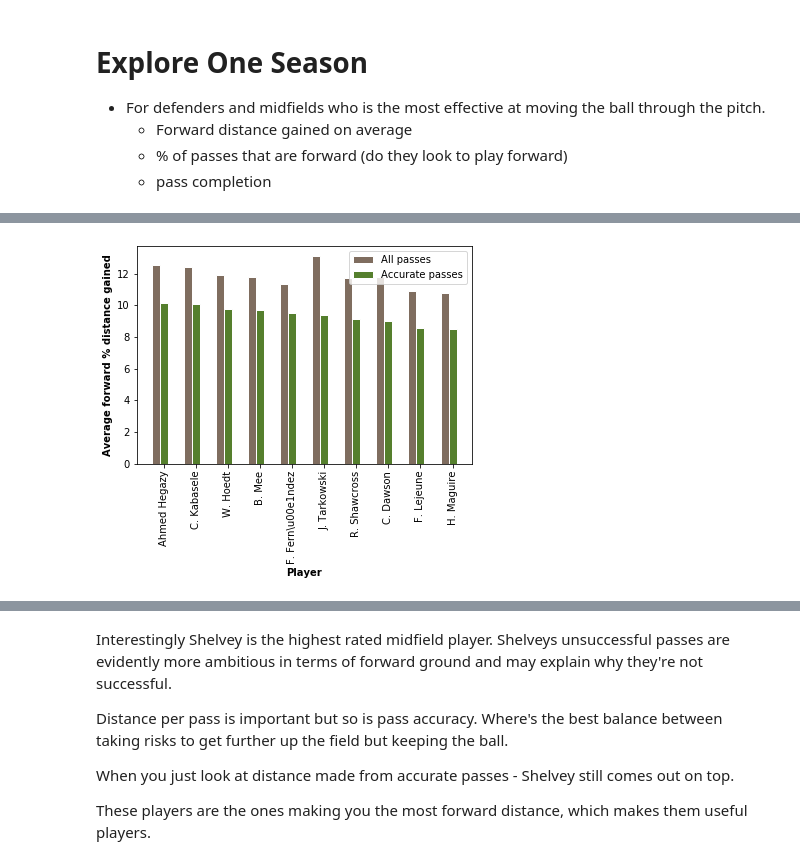
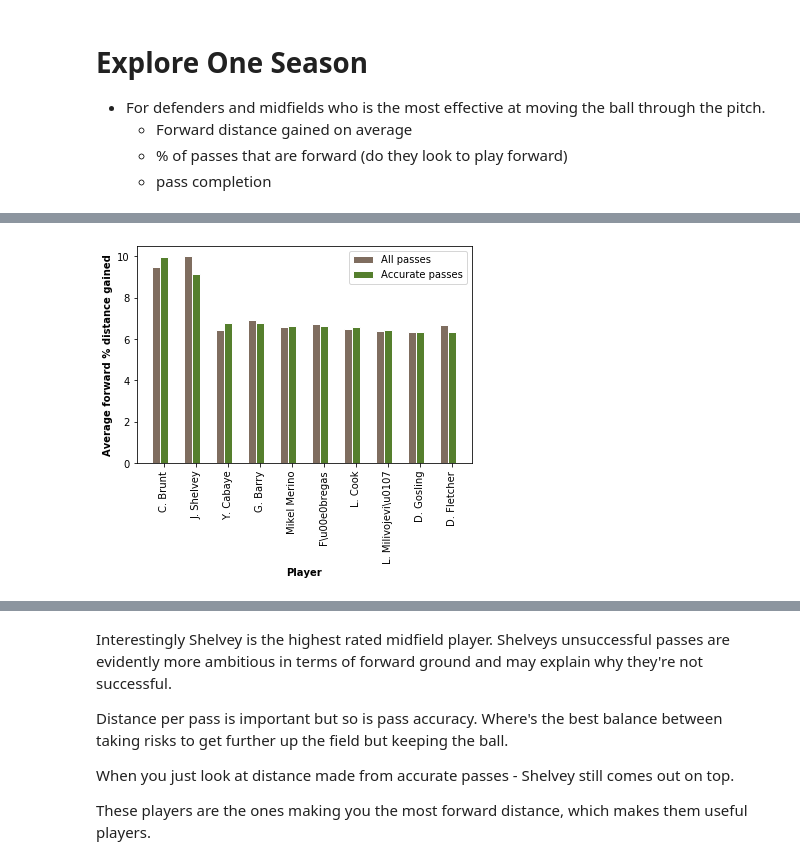
Before and after one commit to AndrewWalker251/football_analytics, a Jupyter notebook: Data Exploration.ipynb, the cells around one changed output, grey strips where cells are left out. Cells and saved outputs as stored; diff of their text form; code cells hidden in the pictures.

```diff
--- a/Data Exploration.ipynb
+++ b/Data Exploration.ipynb
@@ -87,3 +77,29 @@ pitch()
+# %%
+def bar_graph(df, bar_1, bar_2, y_axis_label, label1, label2):
+    # set width of bar
+    barWidth = 0.25
+
+    # set height of bar
+    bars1 = df[bar_1].values
+    bars2 = df[bar_2].values
+
+    # Set position of bar on X axis
+    r1 = np.arange(len(bars1))
+    r2 = [x + barWidth for x in r1]
+    r3 = [x + barWidth for x in r2]
+
+    # Make the plot
+    plt.bar(r1, bars1, color='#7f6d5f', width=barWidth, edgecolor='white', label=label1)
+    plt.bar(r2, bars2, color='#557f2d', width=barWidth, edgecolor='white', label=label2)
+
+    # Add xticks on the middle of the group bars
+    plt.xlabel('Player', fontweight='bold')
+    plt.ylabel(y_axis_label, fontweight='bold')
+    plt.xticks([r + barWidth for r in range(len(bars1))], df['shortName'].values, rotation=90)
+
+    # Create legend & Show graphic
+    plt.legend()
+    plt.show()
 # %% [markdown]
 # Explore One Season
 
@@ -92,24 +108,23 @@ pitch()
     - % of passes that are forward (do they look to play forward)
     - pass completion
 # %%
-# Investigate which players on average make the most forward ground per pass during the season
 # Note the net - as passes going backwards are also included.
 
-df_forward_gain = df_events[(df_events['eventName'] =='Pass')].groupby('playerId', as_index=False).agg({'percent_x_gain':'sum',
-                                                                    'matchId':'count'}).sort_values('percent_x_gain',
+df_forward_gain = df_events[(df_events['eventName'] =='Pass')].groupby('playerId', as_index=False).agg({'dx':'sum',
+                                                                    'matchId':'count'}).sort_values('dx',
                                                                                                     ascending=False)
 df_forward_gain.rename(columns={'matchId':'number_events',
-                               'percent_x_gain':'net_perc_x_gain'}, inplace=True)
+                               'dx':'net_perc_x_gain'}, inplace=True)
 
 # Now only take the passes that are accurate and look at average forward distance made of accurate passes.
 df_forward_gain_just_accurate = df_events[(df_events['eventName'] =='Pass') & (df_events['tag_descriptions']\
                                                                                .str.contains('Accurate'))]\
                                                                                .groupby('playerId', as_index=False)\
-                                                                               .agg({'percent_x_gain':'sum','matchId':'count'})\
-                                                                               .sort_values('percent_x_gain', ascending=False)
+                                                                               .agg({'dx':'sum','matchId':'count'})\
+                                                                               .sort_values('dx', ascending=False)
 
 df_forward_gain_just_accurate.rename(columns={'matchId':'number_events_accurate',
-                               'percent_x_gain':'net_perc_x_gain_accurate'}, inplace=True)
+                               'dx':'net_perc_x_gain_accurate'}, inplace=True)
 
 
 # Join the forward pass information for accurate and not accurate passes
@@ -186,4 +171,5 @@ bar_graph_distance_gained(midf)
-# %%
-bar_graph_distance_gained(defd)
-# %% [output]
-[figure, removed]
+# %%
+bar_graph(midf, bar_1 = 'average_net_x_perc_gain_per_pass', bar_2 ='average_net_x_perc_gain_per_pass_accurate',
+          y_axis_label='Average forward % distance gained', label1='All passes', label2='Accurate passes')
+# %% [output]
+[figure, added]
```
Also changed, not shown: parts of 38 cells of this notebook, 1 other file.
